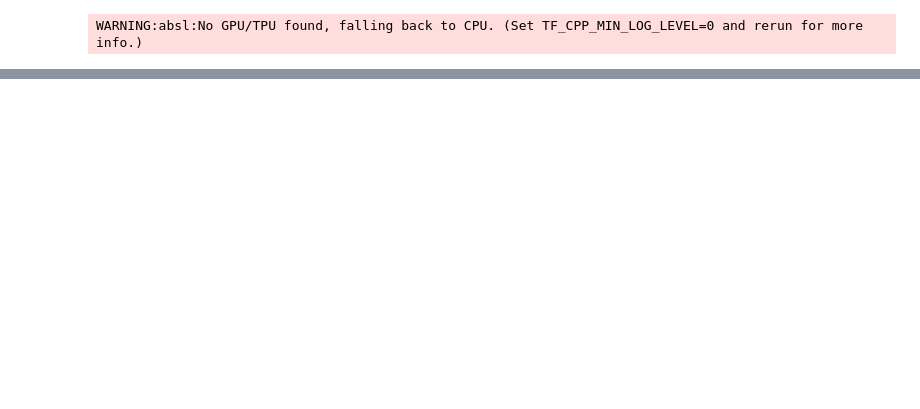
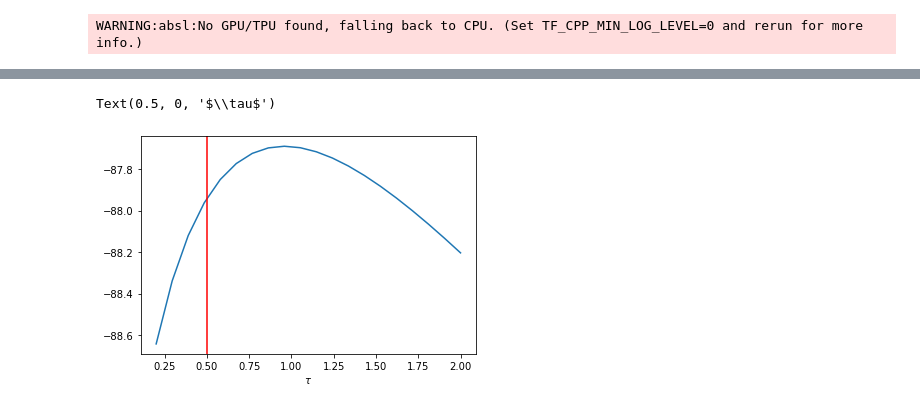
Before and after one commit to SamDuffield/abile, a Jupyter notebook: test.ipynb, the cells around one changed output, grey strips where cells are left out. Cells and saved outputs as stored; diff of their text form; code cells hidden in the pictures; blank space fills up the shorter version.

```diff
--- a/test.ipynb
+++ b/test.ipynb
@@ -108,0 +166,27 @@ fig.tight_layout()
+# %%
+grid_size = 20
+
+tau_grid = jnp.linspace(0.2, 2, grid_size)
+
+log_likelihood = jnp.zeros(grid_size)
+
+for j in range(grid_size):
+    initial_distribution_skills = jnp.zeros(10)
+    initial_distribution_skills = initial_distribution_skills.at[0].set(0.8)
+    initial_distribution_skills = initial_distribution_skills.at[1].set(0.2)
+
+    tau_current = tau_grid[j]
+
+    _, initial_distribution_skills_player = models.discrete.initiator(n_players, initial_distribution_skills, rk)
+    discrete_filter_out = filter_sweep_data(models.discrete.filter,
+                                            init_player_skills=initial_distribution_skills_player,
+                                            static_propagate_params=tau_current, static_update_params=[s, epsilon/2])
+
+    log_likelihood = log_likelihood.at[j].set(sum([jnp.log(discrete_filter_out[-1][i,sim_results[i]]) for i in range(len(sim_results))]))
+# %%
+plt.plot(tau_grid, log_likelihood)
+plt.axvline(tau, color = "red")
+plt.xlabel(r"$\tau$")
+# %% [output]
+Text(0.5, 0, '$\\tau$')
+[figure, added]
```
Also changed, not shown: parts of 62 cells of this notebook, 1 other file.
